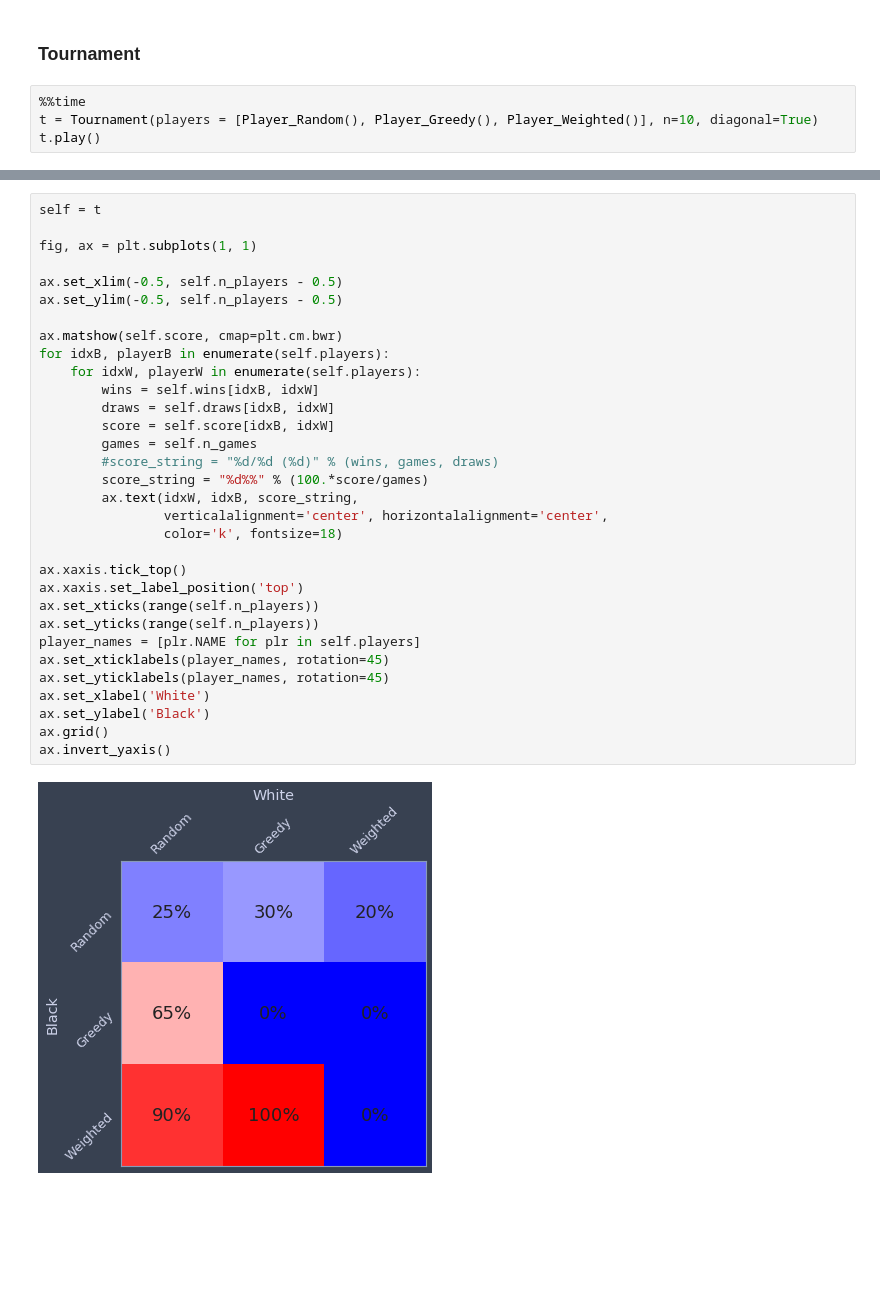
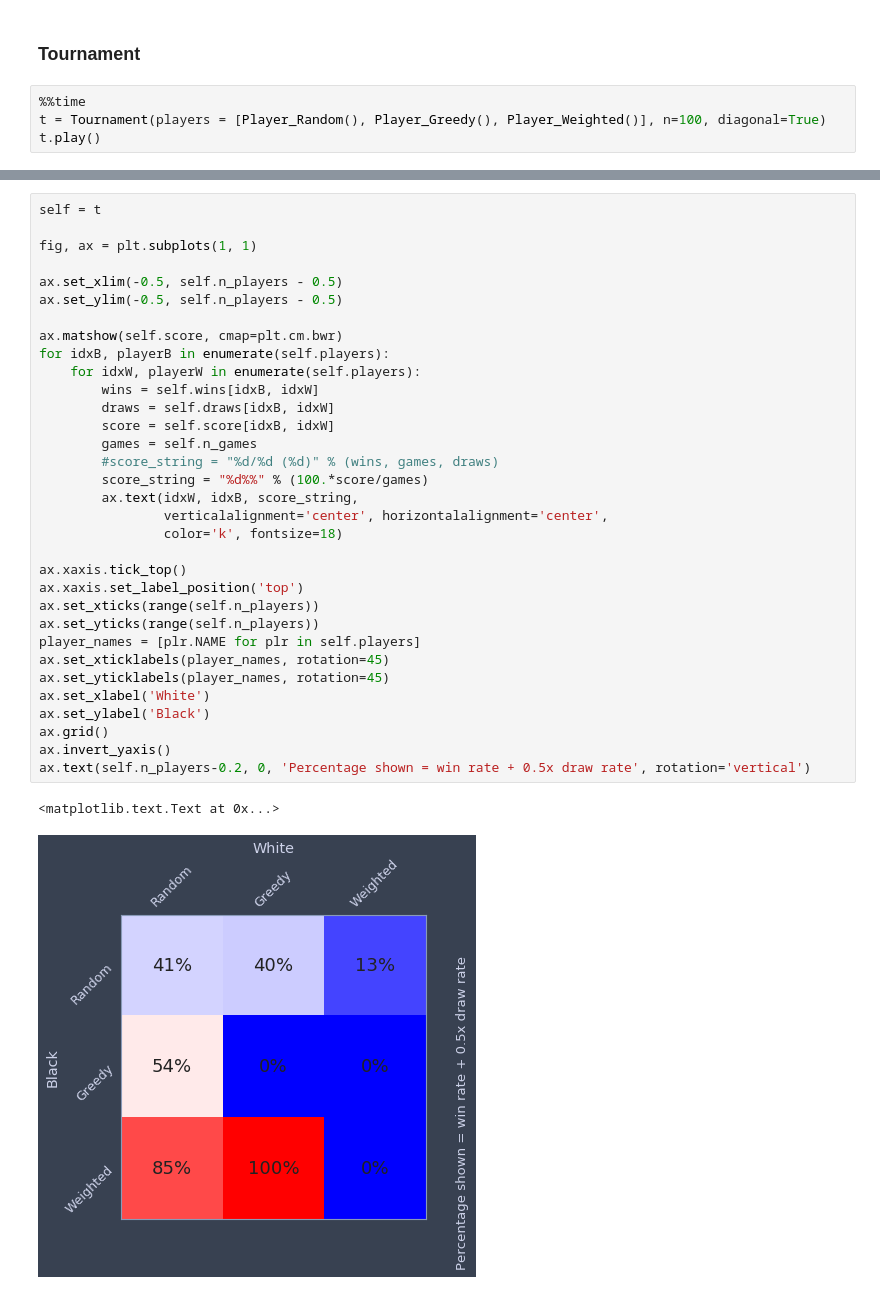
Before and after one commit to ig248/reversi, a Jupyter notebook: reversi.ipynb, the cells around one changed output, grey strips where cells are left out. Cells and saved outputs as stored; diff of their text form; blank space fills up the shorter version.

Commit message:
Tournament results plot

```diff
--- a/reversi.ipynb
+++ b/reversi.ipynb
@@ -24,6 +24,6 @@ g = Game(playerB=Player_Random(), playerW=Player_Random())
 ### Tournament
 # %%
 %%time
-t = Tournament(players = [Player_Random(), Player_Greedy(), Player_Weighted()], n=10, diagonal=True)
+t = Tournament(players = [Player_Random(), Player_Greedy(), Player_Weighted()], n=100, diagonal=True)
 t.play()
 # %% [output]
@@ -35,31 +35,33 @@ self = t
 fig, ax = plt.subplots(1, 1)
 
 ax.set_xlim(-0.5, self.n_players - 0.5)
 ax.set_ylim(-0.5, self.n_players - 0.5)
 
 ax.matshow(self.score, cmap=plt.cm.bwr)
 for idxB, playerB in enumerate(self.players):
     for idxW, playerW in enumerate(self.players):
         wins = self.wins[idxB, idxW]
         draws = self.draws[idxB, idxW]
         score = self.score[idxB, idxW]
         games = self.n_games
         #score_string = "%d/%d (%d)" % (wins, games, draws)
         score_string = "%d%%" % (100.*score/games)
         ax.text(idxW, idxB, score_string,
                 verticalalignment='center', horizontalalignment='center',
                 color='k', fontsize=18)
 
 ax.xaxis.tick_top()
 ax.xaxis.set_label_position('top')
 ax.set_xticks(range(self.n_players))
 ax.set_yticks(range(self.n_players))
 player_names = [plr.NAME for plr in self.players]
 ax.set_xticklabels(player_names, rotation=45)
 ax.set_yticklabels(player_names, rotation=45)
 ax.set_xlabel('White')
 ax.set_ylabel('Black')
 ax.grid()
 ax.invert_yaxis()
+ax.text(self.n_players-0.2, 0, 'Percentage shown = win rate + 0.5x draw rate', rotation='vertical')
 # %% [output]
+<matplotlib.text.Text at 0x...>
-[figure, old version]
+[figure, new version]
```
Also changed, not shown: parts of 2 cells of this notebook.
